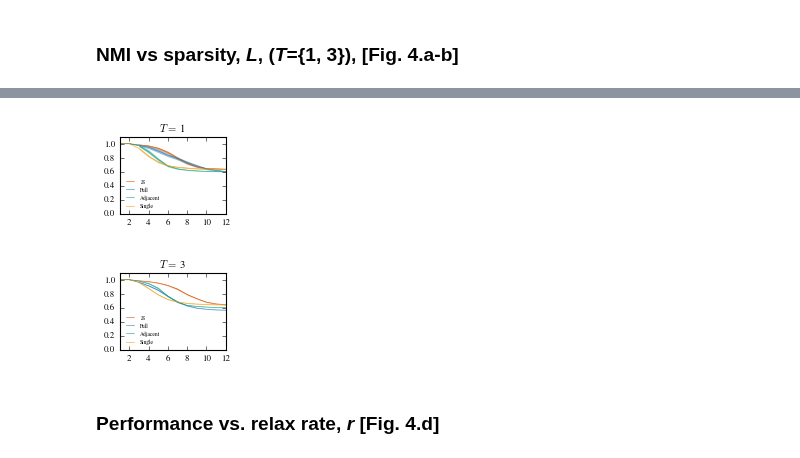
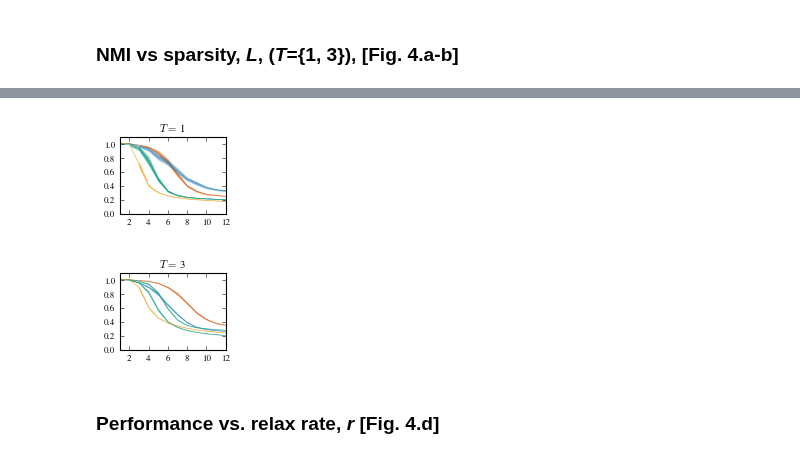
Before and after one commit to ulfaslak/recurrent_communities, a Jupyter notebook: results_synthetic_data.ipynb, the cells around one changed output, grey strips where cells are left out. Saved outputs shown, nothing was run; the diff lists cells and outputs as text; code cells hidden in the pictures.

```diff
--- a/results_synthetic_data.ipynb
+++ b/results_synthetic_data.ipynb
@@ -62,7 +62,7 @@ standarize_plot_parameters()
 def NMI_score(p1, p2):
     """Takes two partitions in dict format and returns NMI of partition of common nodes."""
     nodes = sorted(set(p1.keys()) & set(p2.keys()))
-    return normalized_mutual_info_score(
+    return adjusted_mutual_info_score(
         [p1[n] for n in nodes],
         [p2[n] for n in nodes]
     )
@@ -111,7 +111,7 @@ def scatter_mean(X, Y, c, label=""):
         c=c, lw=2, ls="--", label=label
     )
 
-def confidence_intervals(X, Y, c, label="", mid_50_percentile=False, lw=2):
+def confidence_intervals(X, Y, c, label="", mid_50_percentile=False, lw=2, ls="-"):
     X, Y = np.array(X), np.array(Y)
     low, upp = st.t.interval(
         0.99,
@@ -131,6 +131,7 @@ def confidence_intervals(X, Y, c, label="", mid_50_percentile=False, lw=2):
         np.mean(X, axis=0),
         np.mean(Y, axis=0),
         lw=lw,
+        ls=ls,
         c=c,
         label=label
     )
@@ -697,7 +723,7 @@ def worker((N_L_residual, num_c, num_nc, _iter)):
         # Run community detection algorithms
         _, _layer_commu_pred_js = Infomap(
             ml_net,
-            'output/',
+            'community_detection/output/',
             '-i',
             'multiplex',
             '--multiplex-js-relax-rate', '0.15',
@@ -711,7 +737,7 @@ def worker((N_L_residual, num_c, num_nc, _iter)):
         )
         _, _layer_commu_pred_full = Infomap(
             ml_net,
-            'output/',
+            'community_detection/output/',
             '-i',
             'multiplex',
             '--markov-time', '1',
@@ -725,7 +751,7 @@ def worker((N_L_residual, num_c, num_nc, _iter)):
         )
         _, _layer_commu_pred_adj = Infomap(
             ml_net,
-            'output/',
+            'community_detection/output/',
             '-i',
             'multiplex',
             '--markov-time', '1',
@@ -740,7 +766,7 @@ def worker((N_L_residual, num_c, num_nc, _iter)):
         )
         _, _layer_commu_pred_none = Infomap(
             ml_net,
-            'output/',
+            'community_detection/output/',
             '-i',
             'multiplex',
             '--markov-time', '1',
@@ -786,7 +812,7 @@ def simulate_NMI_vs_s(L_residual, num_c, num_nc, niter, parallel=True, args=()):
     # Run processes in parallel
     if parallel:
         print "\t... Pooling %d processes" % len(data)
-        p = Pool(8 if len(data) > 8 else len(data))  # <--- HERE CHANGE 8 TO NUMBER OF AVAIL. PROC.S
+        p = Pool(7 if len(data) > 7 else len(data))  # <--- HERE CHANGE 8 TO NUMBER OF AVAIL. PROC.S
         XY.extend(p.map(worker, data))
         p.close()
 
@@ -797,4 +823,4 @@ def simulate_NMI_vs_s(L_residual, num_c, num_nc, niter, parallel=True, args=()):
 
     return XY
 
-XY_exchange = simulate_NMI_vs_s(1, 8, 16, 8*1, parallel=True)#, args=(XY_exchange,))
+XY_exchange = simulate_NMI_vs_s(1, 8, 16, 7*5, parallel=True, args=(XY_exchange,))
@@ -1016,7 +901,7 @@ def worker(_iter):
 
         _, _, node_flow_JSL, _ = Infomap(
             ml_net,
-            'output/',
+            'community_detection/output/',
             '-i',
             'multiplex',
             '--multiplex-js-relax-rate', '0.99999',
@@ -1032,7 +917,7 @@ def worker(_iter):
 
         _, _, node_flow_FL, _ = Infomap(
             ml_net,
-            'output/',
+            'community_detection/output/',
             '-i',
             'multiplex',
             '--multiplex-relax-rate', '0.99',
@@ -1047,7 +932,7 @@ def worker(_iter):
 
         _, _, node_flow_AL, _ = Infomap(
             ml_net,
-            'output/',
+            'community_detection/output/',
             '-i',
             'multiplex',
             '--multiplex-relax-rate', '0.99',
@@ -1063,7 +948,7 @@ def worker(_iter):
 
         _, _, node_flow_NL, _ = Infomap(
             ml_net,
-            'output/',
+            'community_detection/output/',
             '-i',
             'multiplex',
             '--multiplex-relax-rate', '0.0',
@@ -1319,27 +1276,28 @@ jsT3, fullT3, adjT3, singleT3 = run_simulation(3, 50)
 # %%
-def make121(X):
-    return np.append(np.ones((np.array(X)[:, 2:].shape[0], 2)), np.array(X)[:, 2:], axis=1)
+def make121(X, b=2):
+    return np.append(np.ones((np.array(X)[:, b:].shape[0], b)), np.array(X)[:, b:], axis=1)
 
 for T in [1, 3]:
 
     L_max = 12
     X = [range(1, L_max+1)]
 
     plt.figure(None, figsize=(3.42/2.0, 1.2), frameon=False)
     plt.title("$T =$ %d" % T)
-    confidence_intervals(X, make121(globals()["jsT%d" % T]), c="#d35400", label="JS", lw=0.5)
-    confidence_intervals(X, make121(globals()["fullT%d" % T]), "#2980b9", label="Full", lw=0.5)
-    confidence_intervals(X, make121(globals()["adjT%d" % T]), c="#16a085", label="Adjacent", lw=0.5)
-    confidence_intervals(X, make121(globals()["singleT%d" % T]), c="#f39c12", label="Single", lw=0.5)
+    confidence_intervals(X, make121(globals()["jsT%d" % T]), c="#d35400", label="JSC", lw=0.5)
+    confidence_intervals(X, make121(globals()["fullT%d" % T]), "#2980b9", label="FC", lw=0.5)
+    confidence_intervals(X, make121(globals()["adjT%d" % T]), c="#16a085", label="AC", lw=0.5)
+    confidence_intervals(X, make121(globals()["adjshufT%d" % T], 1), c="#16a085", label="AC (unordered layers)", lw=0.5)
+    confidence_intervals(X, make121(globals()["singleT%d" % T]), c="#f39c12", label="NC", lw=0.5)
 
     plt.xlim(1, L_max)
     plt.ylim(0, 1.1)
 
-    plt.legend(loc="lower left", fontsize=5, frameon=False)
+    #plt.legend(loc="lower left", fontsize=5, frameon=False)
     plt.savefig("figures/NMI_vs_L_where_T_is_%d.pdf" % T)
 # %% [output]
-[figure, old version]
+[figure, new version]
-[figure, old version]
+[figure, new version]
 # %% [markdown]
 ### Performance vs. relax rate, *r* [Fig. 4.d]
 # %%
```
Also changed, not shown: parts of 19 cells of this notebook, 8 other files.
